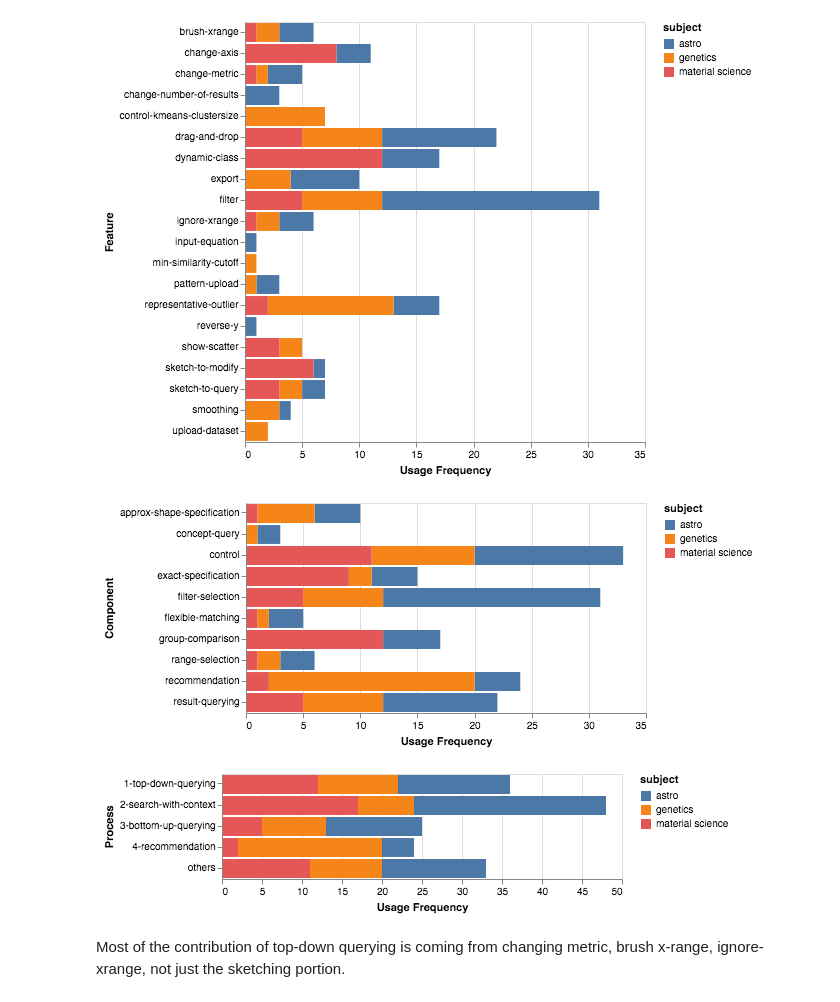
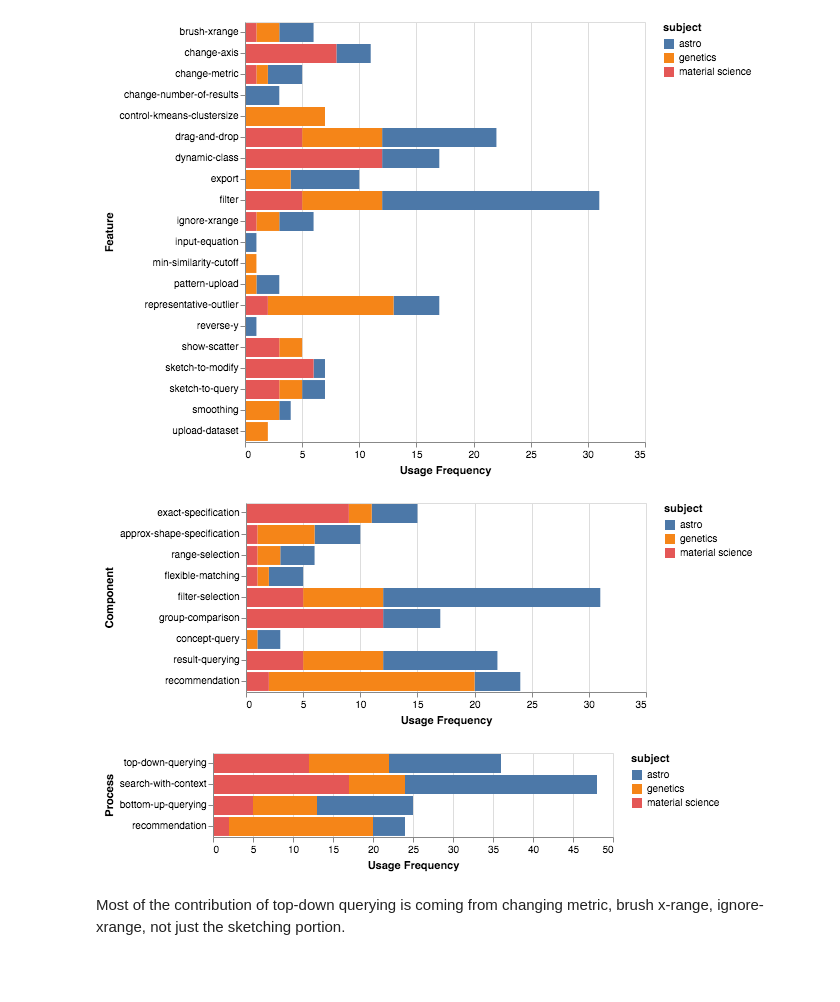
Before and after one commit to dorisjlee/ZV-paper, a Jupyter notebook: analysis/EventSeriesAnalysis.ipynb, the cells around one changed output. Saved outputs shown, nothing was run; the diff lists cells and outputs as text; code cells hidden in the pictures; blank space fills up the shorter version.

Commit message:
plot changes

```diff
--- a/analysis/EventSeriesAnalysis.ipynb
+++ b/analysis/EventSeriesAnalysis.ipynb
@@ -233,14 +233,18 @@ df_component = df
 df_component["Component"] = df["Feature"].replace(component_dict)
 # %%
 df_frequency_by_subject_feature = df.groupby(["subject","Component"]).count()["t"].reset_index().rename(columns={"t":"Usage Frequency"})
+# %%
+df_frequency_by_subject_feature = df_frequency_by_subject_feature[df_frequency_by_subject_feature["Component"]!="control"]
 # %%
 alt.Chart(df_frequency_by_subject_feature).mark_bar().encode(
     alt.X("Usage Frequency"),
-    alt.Y("Component"),
+    alt.Y("Component",sort=['exact-specification','approx-shape-specification','range-selection','flexible-matching',
+                            'filter-selection','group-comparison',
+                            'concept-query', 'result-querying','recommendation','control']),
     color = "subject"
 )
 # %% [output]
-[figure, old version]
+[figure, new version]
 # %%
 df_process = df_component
 df_process["Process"] = df_component["Component"].replace(component_to_process)
@@ -249,11 +255,11 @@ df_frequency_by_subject_feature = df.groupby(["subject","Process"]).count()["t"]
 # %%
 alt.Chart(df_frequency_by_subject_feature).mark_bar().encode(
     alt.X("Usage Frequency"),
-    alt.Y("Process"),
-    color = "subject"
+    alt.Y("Process",sort=[td,sc,bu,rec]),
+    alt.Color("subject")
 )
 # %% [output]
-[figure, old version]
+[figure, new version]
 # %% [markdown]
 Most of the contribution of top-down querying is coming from changing metric, brush x-range, ignore-xrange, not just the sketching portion.
 # %%
```
Also changed, not shown: parts of 13 cells of this notebook.
